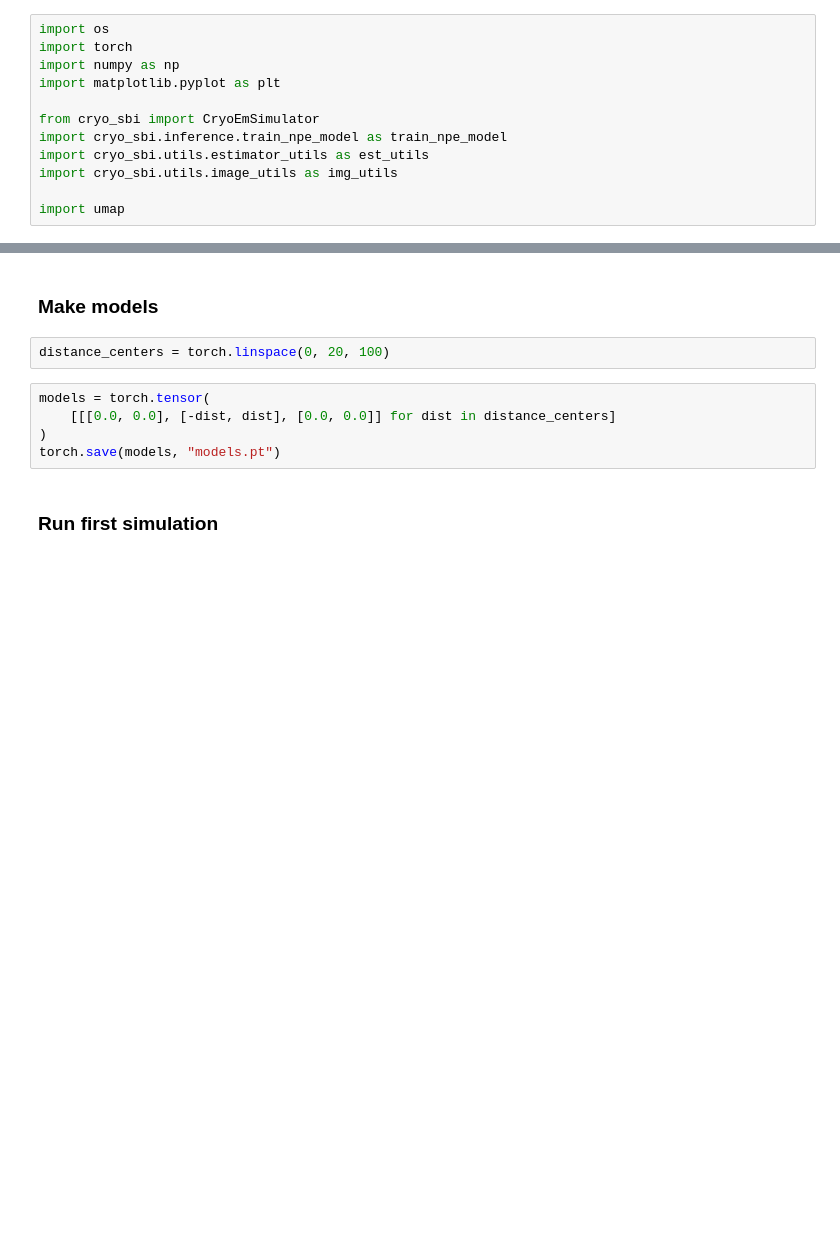
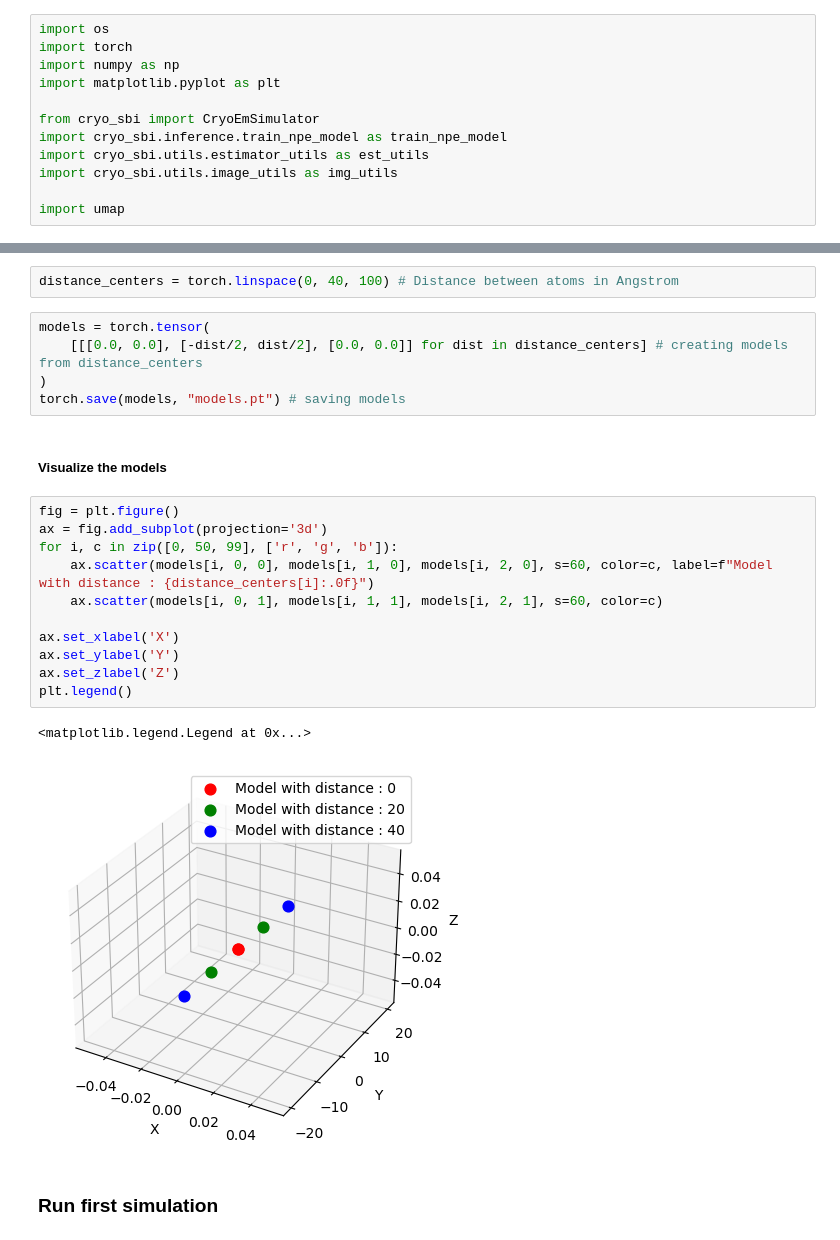
Before and after one commit to flatironinstitute/cryoSBI, a Jupyter notebook: tutorials/tutorial.ipynb, the cells around one changed output, grey strips where cells are left out. Cells and saved outputs as stored; diff of their text form; blank space fills up the shorter version.

```diff
--- a/tutorials/tutorial.ipynb
+++ b/tutorials/tutorial.ipynb
@@ -13,12 +24,26 @@ import umap
+# %%
+distance_centers = torch.linspace(0, 40, 100) # Distance between atoms in Angstrom
+# %%
+models = torch.tensor(
+    [[[0.0, 0.0], [-dist/2, dist/2], [0.0, 0.0]] for dist in distance_centers] # creating models from distance_centers
+)
+torch.save(models, "models.pt") # saving models
 # %% [markdown]
-### Make models
+##### Visualize the models
-# %%
-distance_centers = torch.linspace(0, 20, 100)
-# %%
-models = torch.tensor(
-    [[[0.0, 0.0], [-dist, dist], [0.0, 0.0]] for dist in distance_centers]
-)
-torch.save(models, "models.pt")
+# %%
+fig = plt.figure()
+ax = fig.add_subplot(projection='3d')
+for i, c in zip([0, 50, 99], ['r', 'g', 'b']):
+    ax.scatter(models[i, 0, 0], models[i, 1, 0], models[i, 2, 0], s=60, color=c, label=f"Model with distance : {distance_centers[i]:.0f}")
+    ax.scatter(models[i, 0, 1], models[i, 1, 1], models[i, 2, 1], s=60, color=c)
+
+ax.set_xlabel('X')
+ax.set_ylabel('Y')
+ax.set_zlabel('Z')
+plt.legend()
+# %% [output]
+<matplotlib.legend.Legend at 0x...>
+[figure, added]
 # %% [markdown]
 ### Run first simulation
 # %% [markdown]
```
Also changed, not shown: parts of 6 cells of this notebook.
